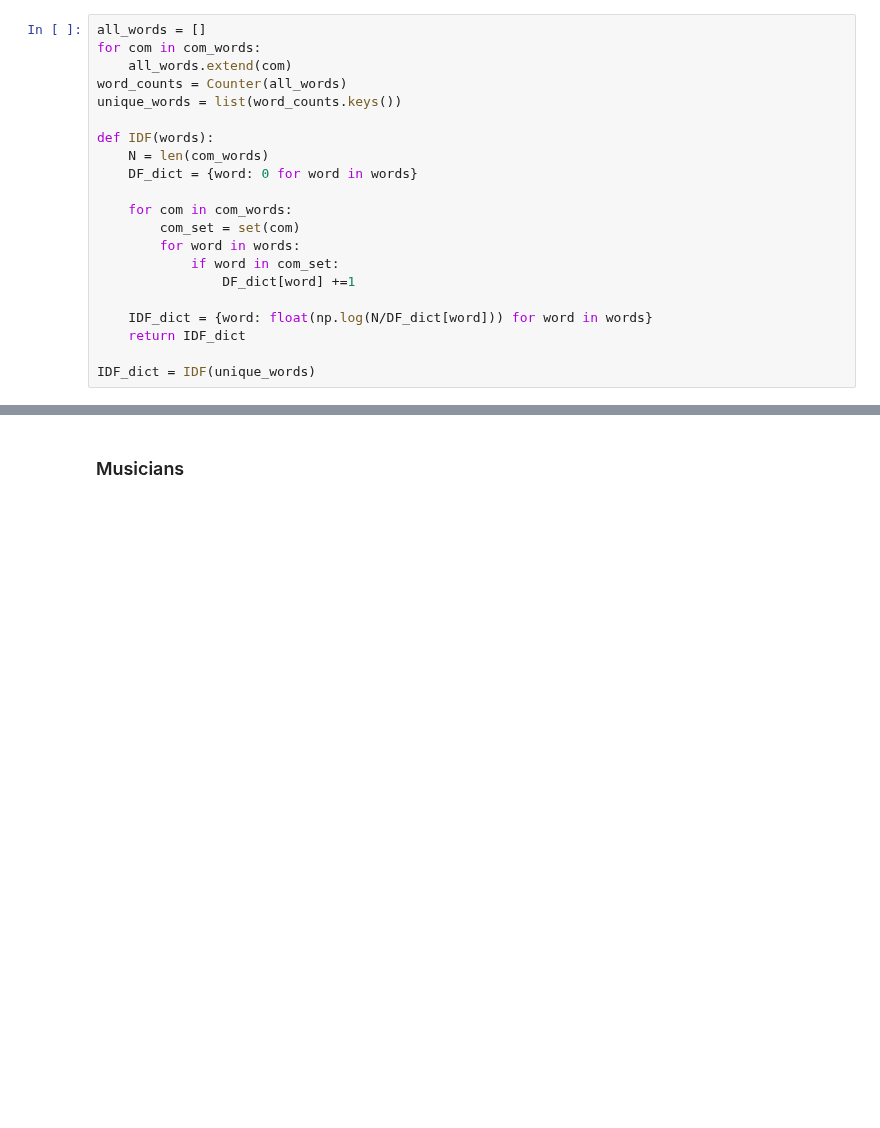
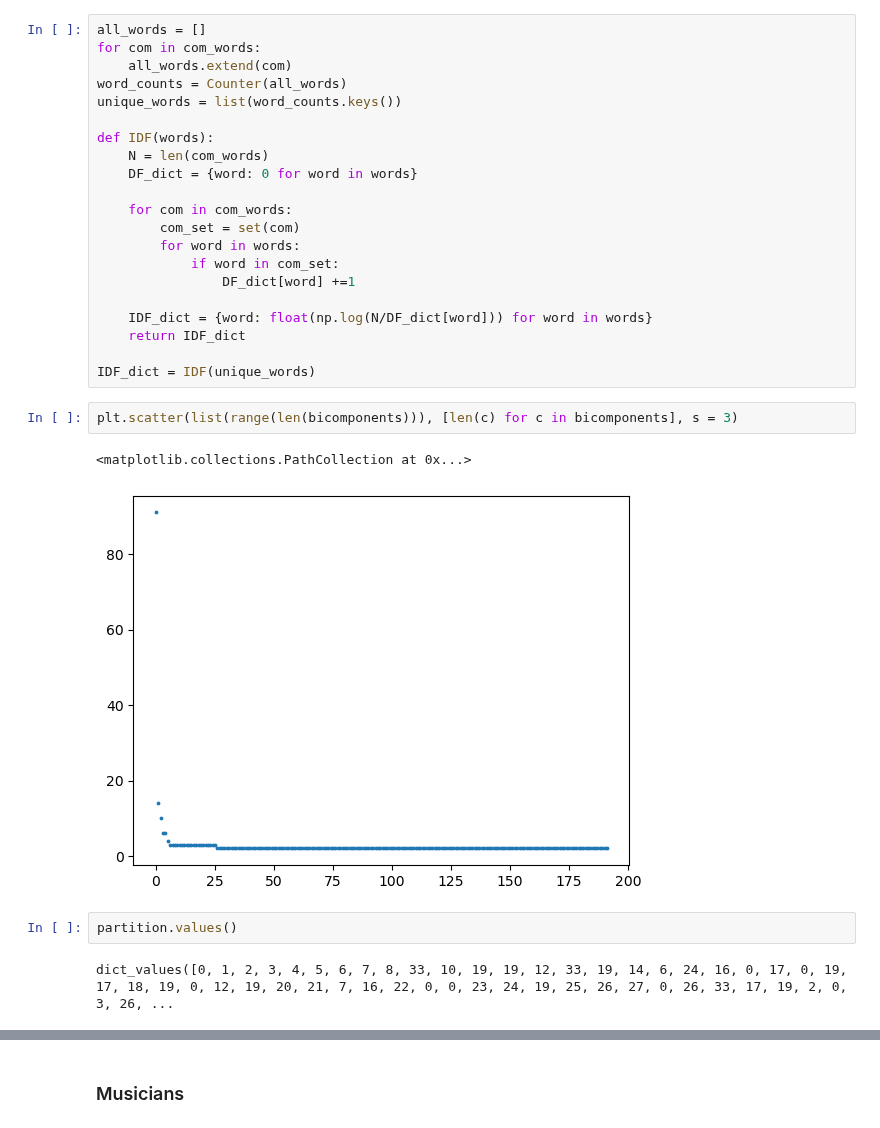
Before and after one commit to Aaresh1705/CSS_project_final, a Jupyter notebook: 5a_group_clustering_text_analysis.ipynb, the cells around one changed output, grey strips where cells are left out. Saved outputs shown, nothing was run; the diff lists cells and outputs as text; blank space fills up the shorter version.

```diff
--- a/5a_group_clustering_text_analysis.ipynb
+++ b/5a_group_clustering_text_analysis.ipynb
@@ -283,3 +370,12 @@ def IDF(words):
     return IDF_dict
 
 IDF_dict = IDF(unique_words)
+# %%
+plt.scatter(list(range(len(bicomponents))), [len(c) for c in bicomponents], s = 3)
+# %% [output]
+<matplotlib.collections.PathCollection at 0x...>
+[figure, added]
+# %%
+partition.values()
+# %% [output]
+dict_values([0, 1, 2, 3, 4, 5, 6, 7, 8, 33, 10, 19, 19, 12, 33, 19, 14, 6, 24, 16, 0, 17, 0, 19, 17, 18, 19, 0, 12, 19, 20, 21, 7, 16, 22, 0, 0, 23, 24, 19, 25, 26, 27, 0, 26, 33, 17, 19, 2, 0, 3, 26, ...
```
Also changed, not shown: parts of 24 cells of this notebook, 1 other file.
